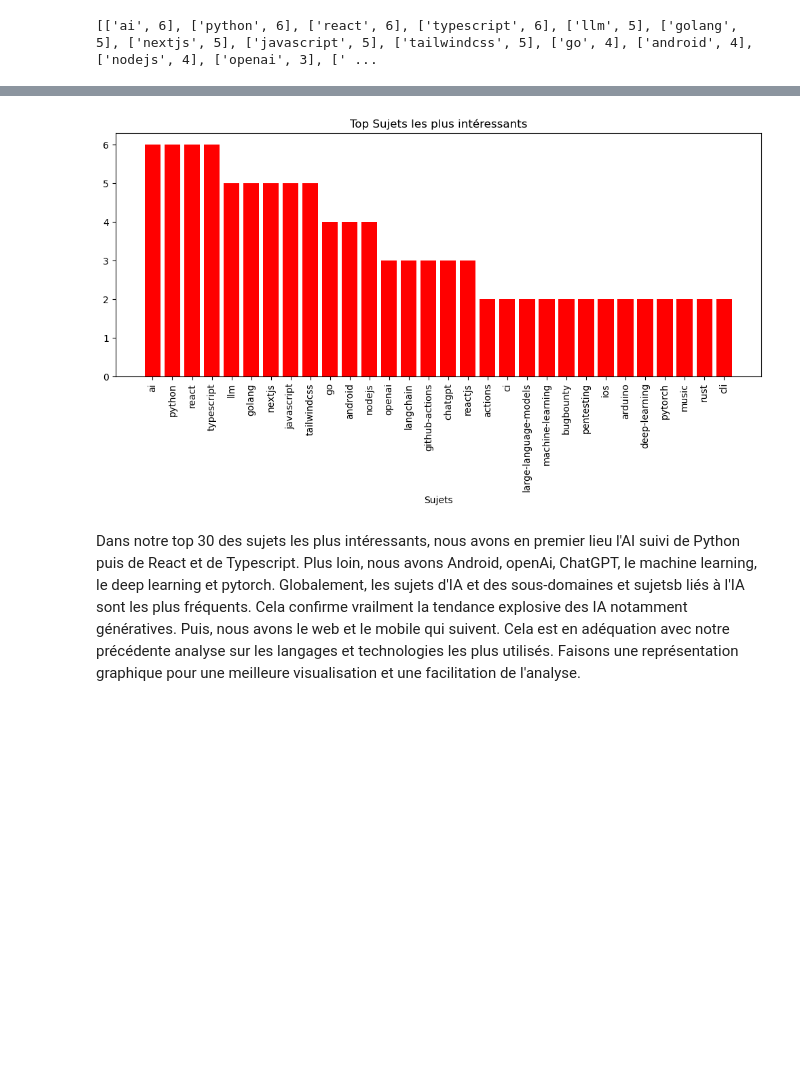
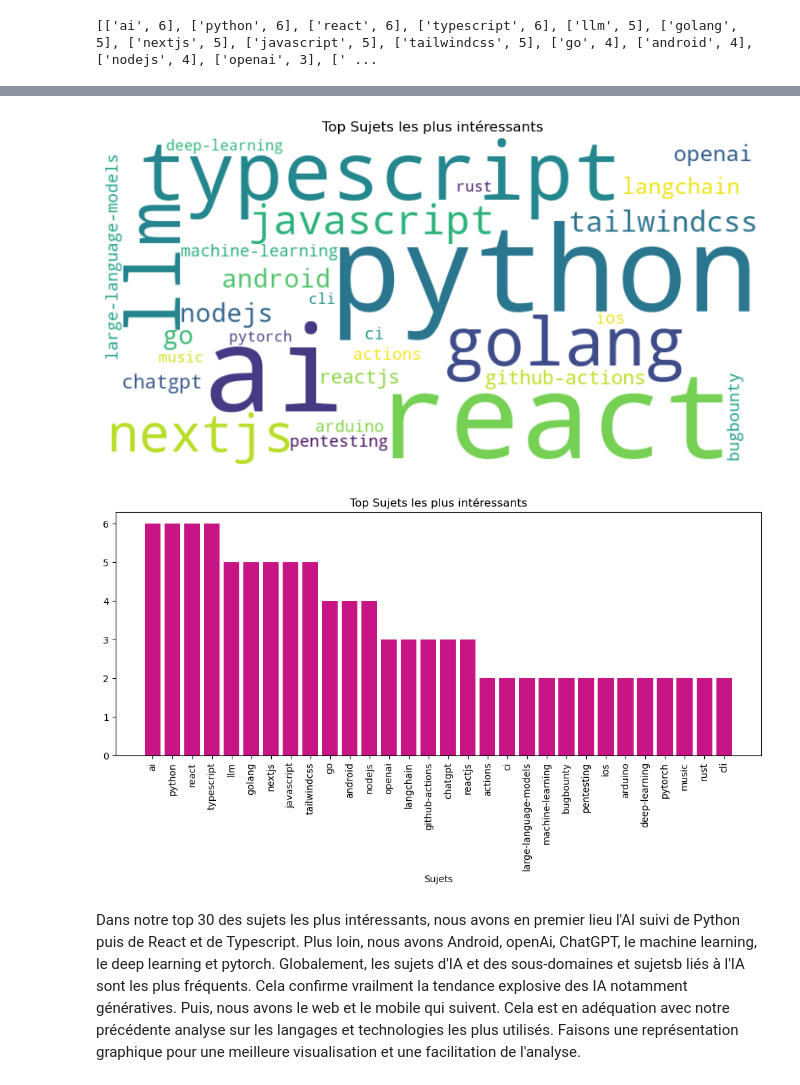
Before and after one commit to Hammilidi/GitHub_Viz, a Jupyter notebook: Github_Viz.ipynb, the cells around one changed output, grey strips where cells are left out. Cells and saved outputs as stored; diff of their text form; code cells hidden in the pictures; blank space fills up the shorter version.

```diff
--- a/Github_Viz.ipynb
+++ b/Github_Viz.ipynb
@@ -593,7 +639,28 @@ print(top_occurrences)
+# %%
+import matplotlib.pyplot as plt
+from wordcloud import WordCloud
+
+# Extract elements and counts for plotting
+elements = [element for element, count in top_occurrences]
+counts = [count for element, count in top_occurrences]
+
+# Create a dictionary of element-count pairs
+element_counts = {element: count for element, count in zip(elements, counts)}
+
+# Create a word cloud object
+wordcloud = WordCloud(width=800, height=400, background_color='white').generate_from_frequencies(element_counts)
+
+# Display the word cloud
+plt.figure(figsize=(10, 6))
+plt.imshow(wordcloud, interpolation='bilinear')
+plt.axis('off')
+plt.title('Top Sujets les plus intéressants')
+plt.show()
+# %% [output]
+[figure, added]
 # %%
 import matplotlib.pyplot as plt
 
-# ... previous code ...
 
 # Extract elements and counts for plotting
 elements = [element for element, count in top_occurrences]
@@ -601,7 +668,7 @@ counts = [count for element, count in top_occurrences]
 
 # Create a bar plot
 plt.figure(figsize=(10, 6))
-plt.bar(elements, counts, color = "red")
+plt.bar(elements, counts, color = "mediumvioletred")
 plt.xlabel('Sujets')
 #plt.ylabel('Occurrences')
 plt.title('Top Sujets les plus intéressants')
@@ -609,7 +676,7 @@ plt.xticks(rotation=90)
 plt.tight_layout()
 plt.show()
 # %% [output]
-[figure, old version]
+[figure, new version]
 # %% [markdown]
 Dans notre top 30 des sujets les plus intéressants, nous avons en premier lieu l'AI suivi de Python puis de React et de Typescript. Plus loin, nous avons Android, openAi, ChatGPT, le machine learning, le deep learning et pytorch. Globalement, les sujets d'IA et des sous-domaines et sujetsb liés à l'IA sont les plus fréquents. Cela confirme vrailment la tendance explosive des IA notamment génératives. Puis, nous avons le web et le mobile qui suivent. Cela est en adéquation avec notre précédente analyse sur les langages et technologies les plus utilisés. Faisons une représentation graphique pour une meilleure visualisation et une facilitation de l'analyse.
 # %%
```
Also changed, not shown: parts of 35 cells of this notebook, 11 other files.
